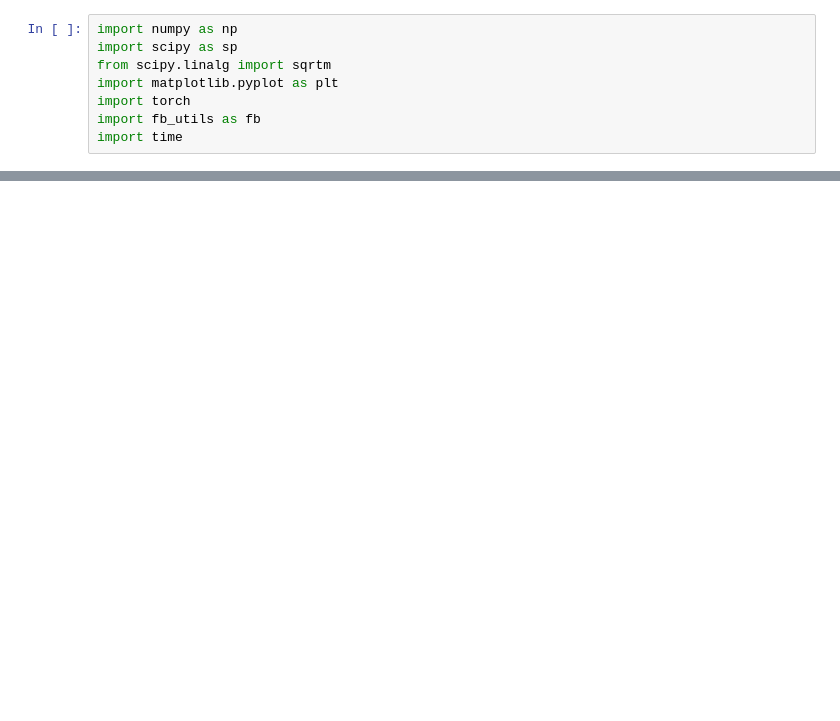
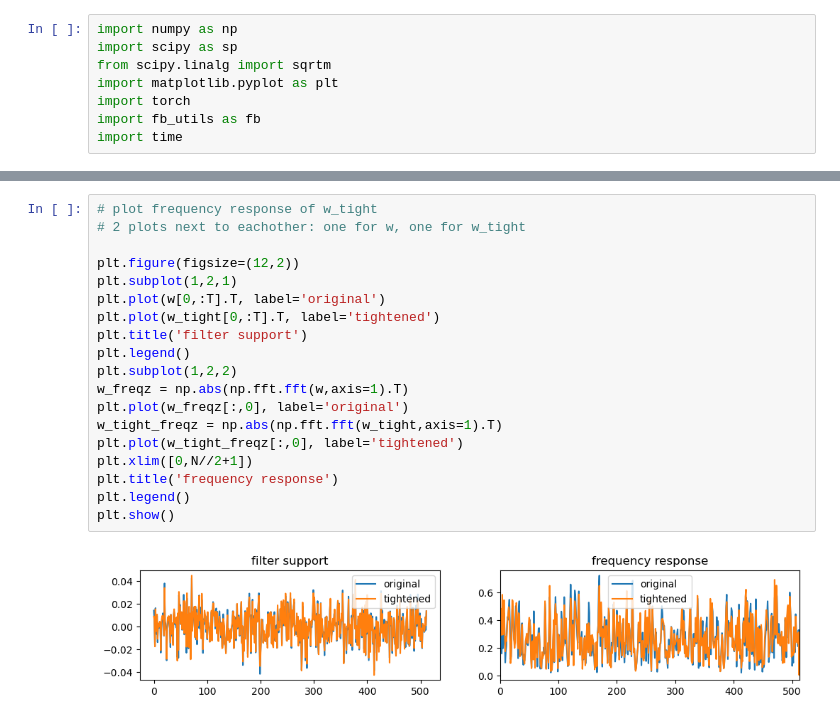
Before and after one commit to danedane-haider/Random-Filterbanks, a Jupyter notebook: Stability of Random Filterbanks under Gradient Descent/Tight_FIR.ipynb, the cells around one changed output, grey strips where cells are left out. Drawn from its saved outputs; the diff is of its cells as text; blank space fills up the shorter version.

```diff
--- a/Stability of Random Filterbanks under Gradient Descent/Tight_FIR.ipynb
+++ b/Stability of Random Filterbanks under Gradient Descent/Tight_FIR.ipynb
@@ -42,0 +77,21 @@ w_tight = fir_tightener3000(w, T, eps=1.001)
+# %%
+# plot frequency response of w_tight
+# 2 plots next to eachother: one for w, one for w_tight
+
+plt.figure(figsize=(12,2))
+plt.subplot(1,2,1)
+plt.plot(w[0,:T].T, label='original')
+plt.plot(w_tight[0,:T].T, label='tightened')
+plt.title('filter support')
+plt.legend()
+plt.subplot(1,2,2)
+w_freqz = np.abs(np.fft.fft(w,axis=1).T)
+plt.plot(w_freqz[:,0], label='original')
+w_tight_freqz = np.abs(np.fft.fft(w_tight,axis=1).T)
+plt.plot(w_tight_freqz[:,0], label='tightened')
+plt.xlim([0,N//2+1])
+plt.title('frequency response')
+plt.legend()
+plt.show()
+# %% [output]
+[figure, added]
```
Also changed, not shown: parts of 4 cells of this notebook, 1 other file.
